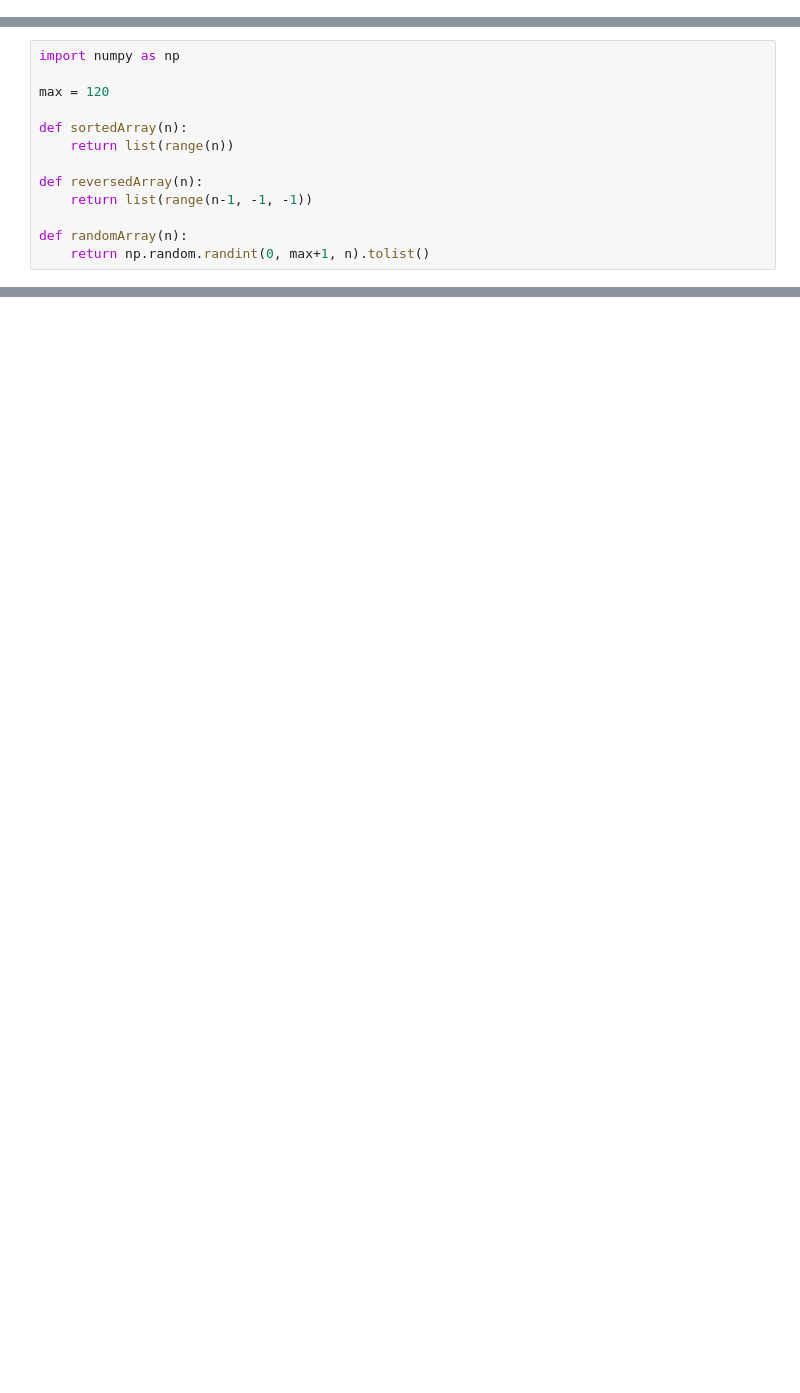
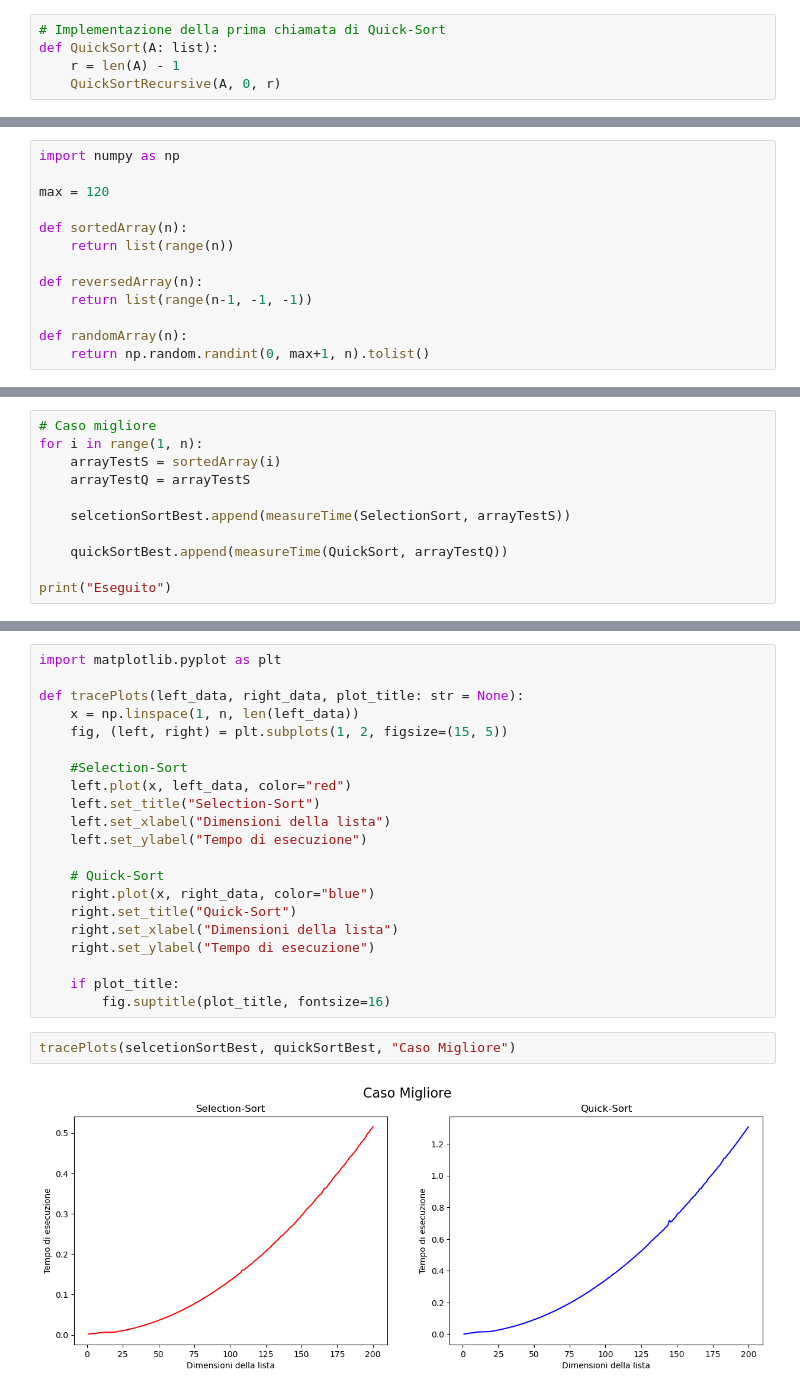
Before and after one commit to francescasani4/LabAlgoritmi_FrancescaSani, a Jupyter notebook: LaboratorioDiAlgoritmi/RelazioneEs2_FrancescaSani.ipynb, the cells around one changed output, grey strips where cells are left out. Cells and saved outputs as stored; diff of their text form; blank space fills up the shorter version.

```diff
--- a/LaboratorioDiAlgoritmi/RelazioneEs2_FrancescaSani.ipynb
+++ b/LaboratorioDiAlgoritmi/RelazioneEs2_FrancescaSani.ipynb
@@ -168,3 +171,8 @@ def QuickSort(A, p, r):
+# %%
+# Implementazione della prima chiamata di Quick-Sort
+def QuickSort(A: list):
+    r = len(A) - 1
+    QuickSortRecursive(A, 0, r)
 # %% [markdown]
 ---
 ## Descrizione dei Test <a id="descTest">
@@ -255,0 +231,11 @@ print(arrayTest)
+# %%
+# Caso migliore
+for i in range(1, n):
+    arrayTestS = sortedArray(i)
+    arrayTestQ = arrayTestS
+
+    selcetionSortBest.append(measureTime(SelectionSort, arrayTestS))
+
+    quickSortBest.append(measureTime(QuickSort, arrayTestQ))
+
+print("Eseguito")
@@ -255,0 +277,25 @@ print(arrayTest)
+# %%
+import matplotlib.pyplot as plt
+
+def tracePlots(left_data, right_data, plot_title: str = None):
+    x = np.linspace(1, n, len(left_data))
+    fig, (left, right) = plt.subplots(1, 2, figsize=(15, 5))
+
+    #Selection-Sort
+    left.plot(x, left_data, color="red")
+    left.set_title("Selection-Sort")
+    left.set_xlabel("Dimensioni della lista")
+    left.set_ylabel("Tempo di esecuzione")
+
+    # Quick-Sort
+    right.plot(x, right_data, color="blue")
+    right.set_title("Quick-Sort")
+    right.set_xlabel("Dimensioni della lista")
+    right.set_ylabel("Tempo di esecuzione")
+
+    if plot_title:
+        fig.suptitle(plot_title, fontsize=16)
+# %%
+tracePlots(selcetionSortBest, quickSortBest, "Caso Migliore")
+# %% [output]
+[figure, added]
```
Also changed, not shown: parts of 18 cells of this notebook.
